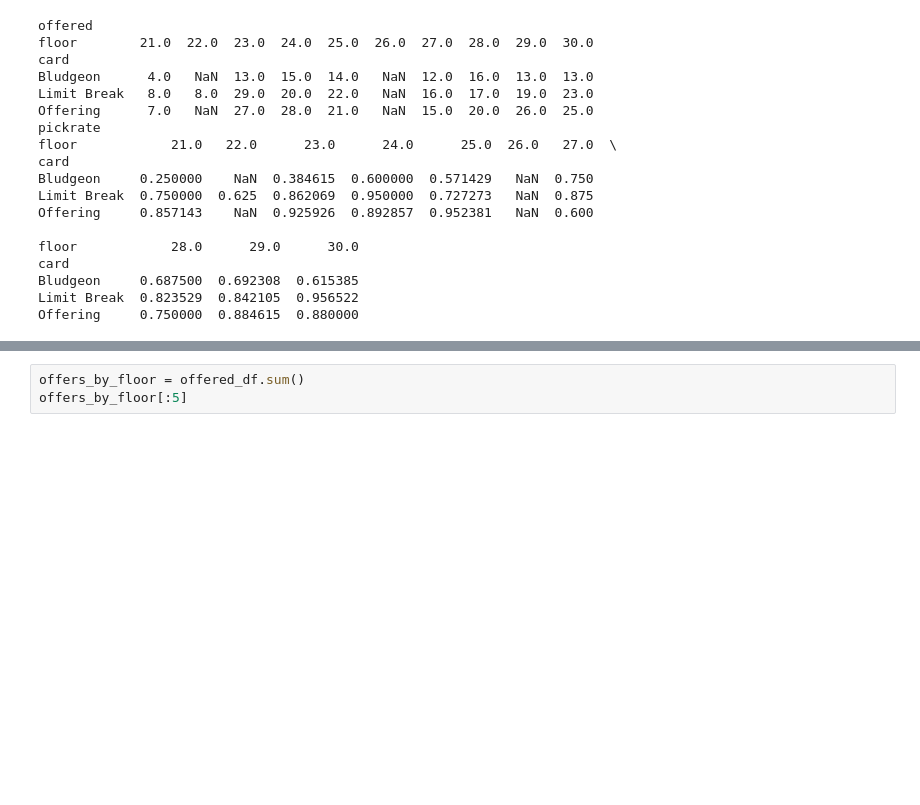
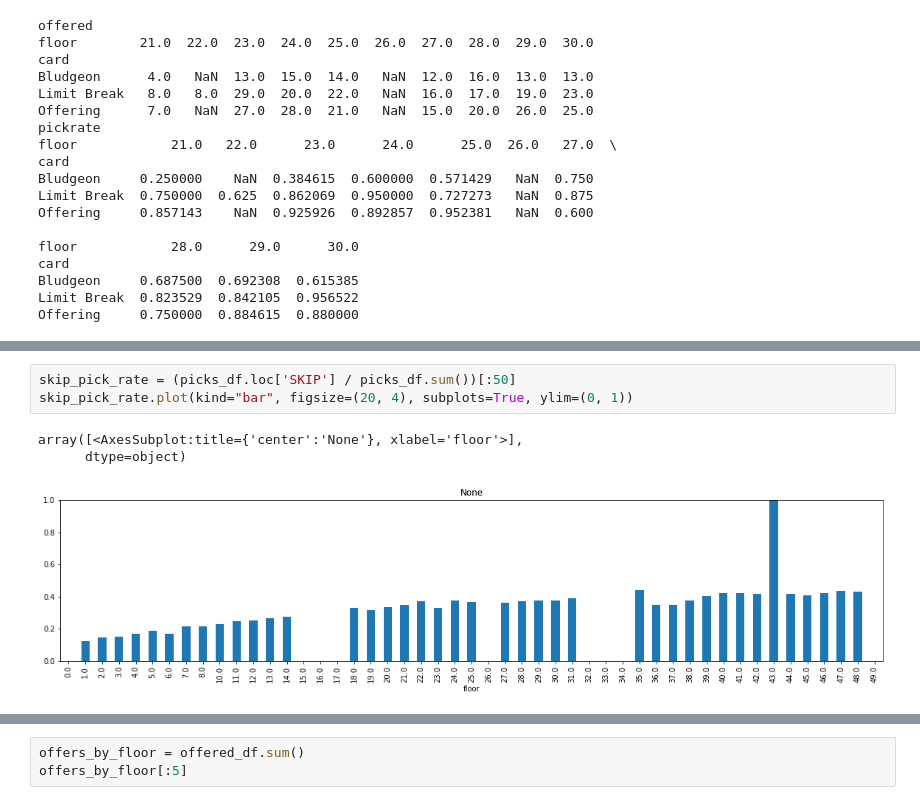
Before and after one commit to use/bluecandle, a Jupyter notebook: Untitled2.ipynb, the cells around one changed output, grey strips where cells are left out. Saved outputs shown, nothing was run; the diff lists cells and outputs as text; blank space fills up the shorter version.

```diff
--- a/Untitled2.ipynb
+++ b/Untitled2.ipynb
@@ -357,3 +391,10 @@ Wall time: 5.77 s
+# %%
+skip_pick_rate = (picks_df.loc['SKIP'] / picks_df.sum())[:50]
+skip_pick_rate.plot(kind="bar", figsize=(20, 4), subplots=True, ylim=(0, 1))
+# %% [output]
+array([<AxesSubplot:title={'center':'None'}, xlabel='floor'>],
+      dtype=object)
+[figure, added]
 # %%
 %%time
 offered_commons = offered_df.loc[[
```
Also changed, not shown: parts of 10 cells of this notebook.
